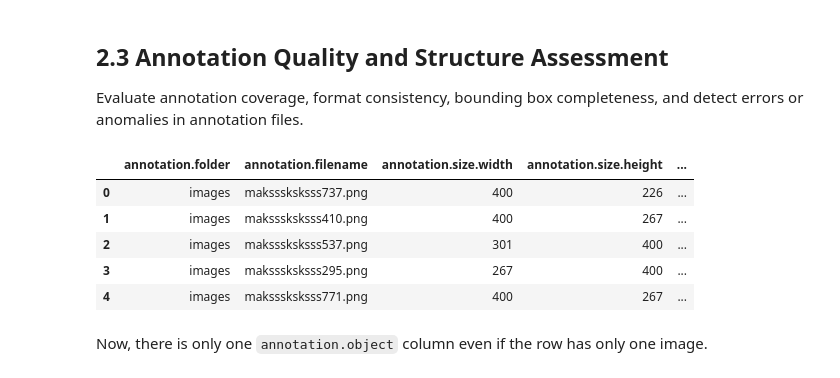
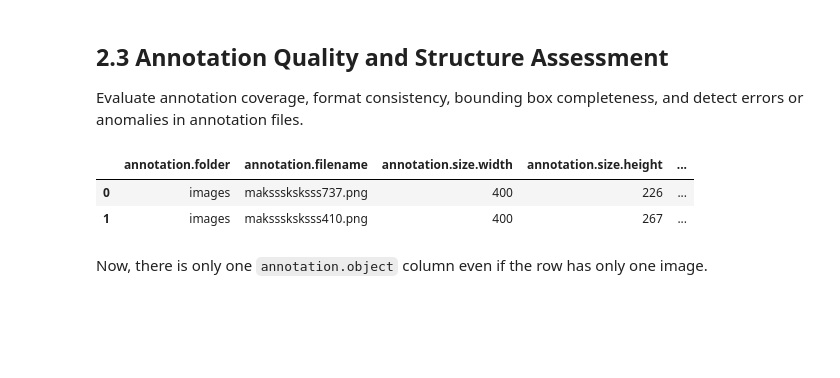
Before and after one commit to Sanjay9921/Face-Mask-Detection, a Jupyter notebook: face-mask-detection-using-pytorch.ipynb, the cells around one changed output. Saved outputs shown, nothing was run; the diff lists cells and outputs as text; code cells hidden in the pictures; blank space fills up the shorter version.

```diff
--- a/face-mask-detection-using-pytorch.ipynb
+++ b/face-mask-detection-using-pytorch.ipynb
@@ -75,8 +82,8 @@ for dirname, _, filenames in os.walk('/kaggle/input'):
 /kaggle/input/face-mask-detection/images
 # %%
 common_path = "/kaggle/input/face-mask-detection/"
-xml_path = common_path + "annotations"
-img_path = common_path + "images"
+xml_path = common_path + "annotations/"
+img_path = common_path + "images/"
 # %% [markdown]
 # 2. EDA
 # %% [markdown]
@@ -84,20 +91,20 @@ img_path = common_path + "images"
 
 Summarize the file sources, dataset origins, structure, and completeness (e.g., annotation-image pair integrity, missing files).
 # %%
-total_files = []
-img_files = []
-xml_files = []
+def create_list_of_files(parent_dir='/kaggle/input'):
 
-for dirname, _, filenames in os.walk('/kaggle/input'):
-    for filename in filenames:
-        total_files.append(filename) # There are two types of files, .png and .xml
-        if filename[-3:]=="png":
-            img_files.append(filename)
-        elif filename[-3:]=="xml":
-            xml_files.append(filename)
-        else:
-            pass
+    total_files = []
+    img_files = []
+    xml_files = []
 
-print(f"Total number of files: {len(total_files)}")
-print(f"Number of .img files: {len(img_files)}")
-print(f"Number of .xml files: {len(xml_files)}")
+    for dirname, _, filenames in os.walk(parent_dir):
+        for filename in filenames:
+            total_files.append(filename) # There are two types of files, .png and .xml
+            if filename[-3:]=="png":
+                img_files.append(filename)
+            elif filename[-3:]=="xml":
+                xml_files.append(filename)
+            else:
+                pass
+
+    return total_files, img_files, xml_files
@@ -107,0 +111,6 @@ Number of .xml files: 853
+# %%
+total_files, img_files, xml_files = create_list_of_files()
+
+print(f"Total number of files: {len(total_files)}")
+print(f"Number of .img files: {len(img_files)}")
+print(f"Number of .xml files: {len(xml_files)}")
@@ -189,12 +212,11 @@ for xml_file in xml_files:
+# %%
+df_metadata = create_metadata_dataframe(xml_files, img_files)
 # %%
-df_metadata.head()
+df_metadata.head(2)
 # %% [output]
 |  | annotation.folder | annotation.filename | annotation.size.width | annotation.size.height | ... |
 | 0 | images | maksssksksss737.png | 400 | 226 | ... |
 | 1 | images | maksssksksss410.png | 400 | 267 | ... |
-| 2 | images | maksssksksss537.png | 301 | 400 | ... |
-| 3 | images | maksssksksss295.png | 267 | 400 | ... |
-| 4 | images | maksssksksss771.png | 400 | 267 | ... |
 # %% [markdown]
 Now, there is only one `annotation.object` column even if the row has only one image.
 # %% [markdown]
```
Also changed, not shown: parts of 60 cells of this notebook.
